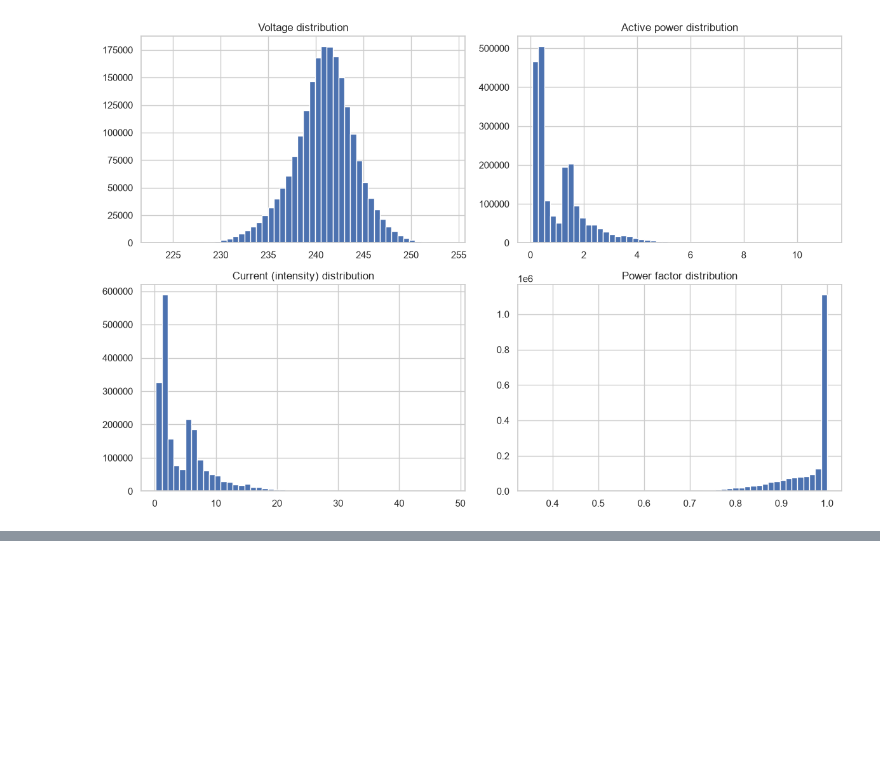
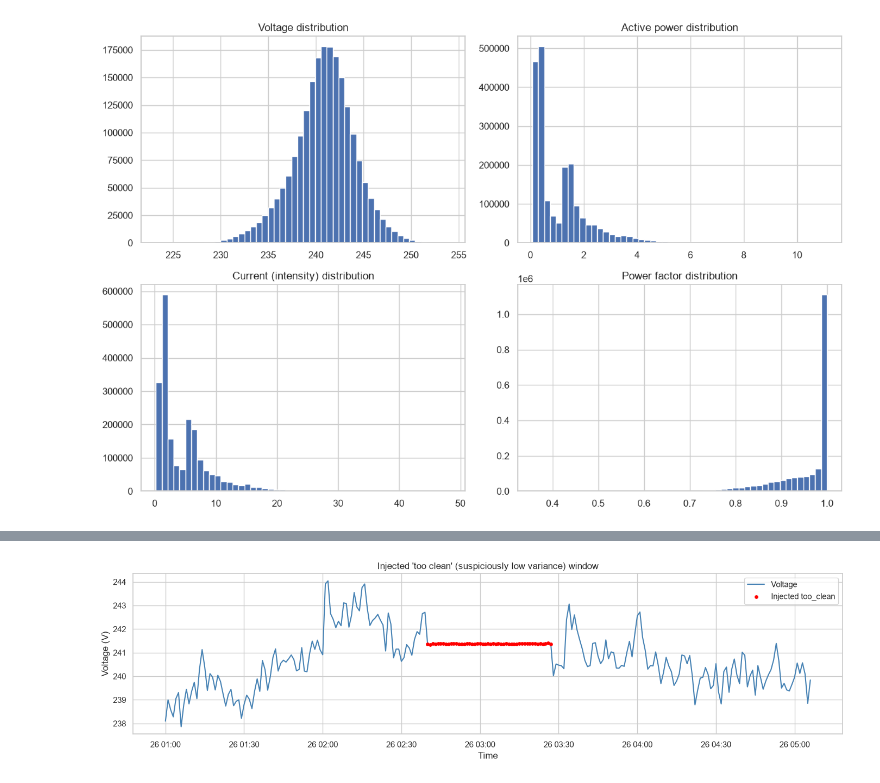
Before and after one commit to YasmineJaoua/energymind-tunisia, a Jupyter notebook: notebooks/01_eda.ipynb, the cells around one changed output, grey strips where cells are left out. Drawn from its saved outputs; the diff is of its cells as text; code cells hidden in the pictures; blank space fills up the shorter version.

```diff
--- a/notebooks/01_eda.ipynb
+++ b/notebooks/01_eda.ipynb
@@ -92,0 +143,17 @@ plt.show()
+# %%
+segment = labeled.iloc[clean_start:clean_end]
+
+fig, ax = plt.subplots(figsize=(14, 4))
+anomaly_mask = segment["anomaly_type"] == "too_clean"
+
+ax.plot(segment["timestamp"], segment["Voltage"], color="steelblue", label="Voltage")
+ax.scatter(segment.loc[anomaly_mask, "timestamp"], segment.loc[anomaly_mask, "Voltage"],
+           color="red", s=15, label="Injected too_clean", zorder=5)
+ax.set_title("Injected 'too clean' (suspiciously low variance) window")
+ax.set_xlabel("Time")
+ax.set_ylabel("Voltage (V)")
+ax.legend()
+plt.tight_layout()
+plt.show()
+# %% [output]
+[figure, added]
```
Also changed, not shown: parts of 3 cells of this notebook.
